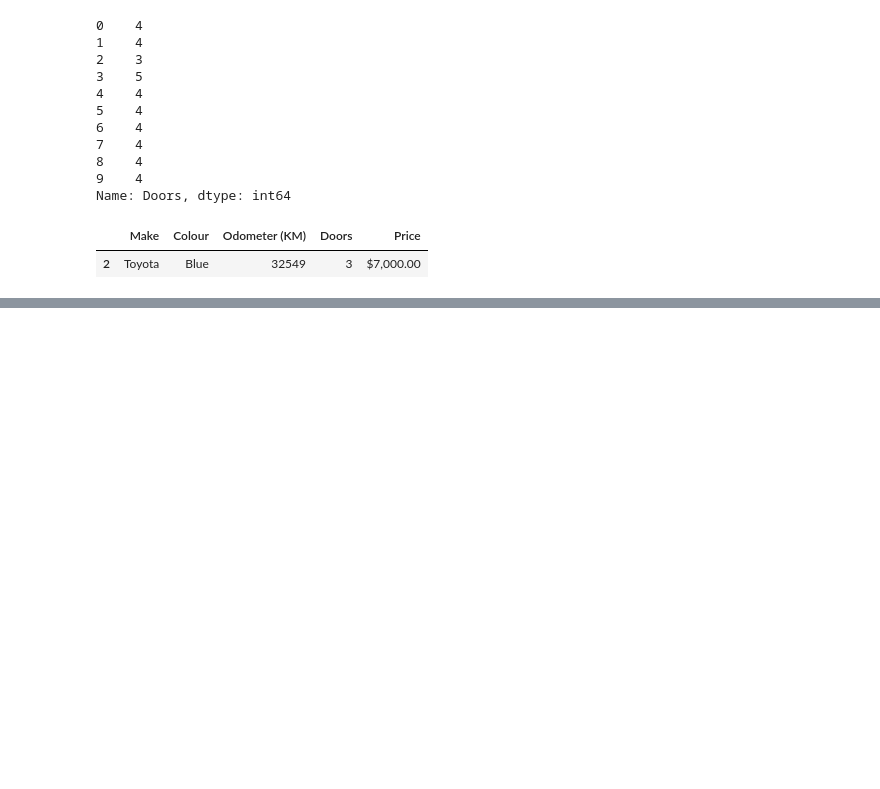
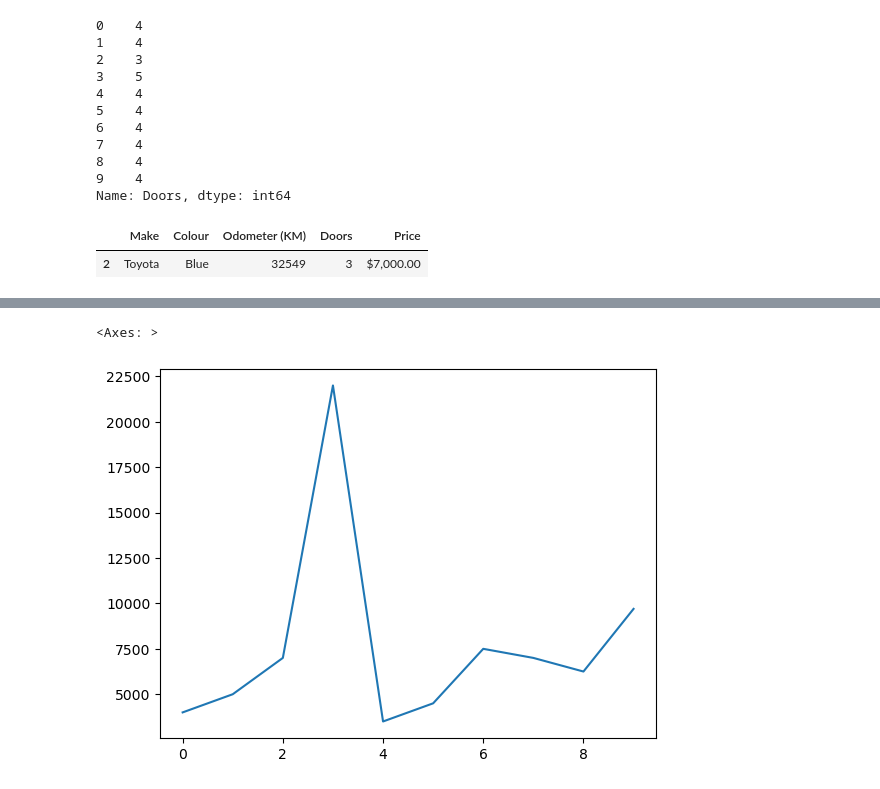
Before and after one commit to chapi1420/data_science, a Jupyter notebook: 2.pandas/1. introduction_to_pandas/pandas.ipynb, the cells around one changed output, grey strips where cells are left out. Drawn from its saved outputs; the diff is of its cells as text; code cells hidden in the pictures; blank space fills up the shorter version.

```diff
--- a/2.pandas/1. introduction_to_pandas/pandas.ipynb
+++ b/2.pandas/1. introduction_to_pandas/pandas.ipynb
@@ -173,0 +205,8 @@ car_sales[(car_sales["Make"]=="Toyota") & (car_sales["Colour"]=="Blue")] #specif
+# %%
+car_sales.Price =car_sales["Price"].str.replace('[\$\,\.]', '', regex=True).astype("float64")
+car_sales.Price =car_sales.Price/100
+# %%
+car_sales.Price.plot()
+# %% [output]
+<Axes: >
+[figure, added]
```
Also changed, not shown: parts of 6 cells of this notebook.
